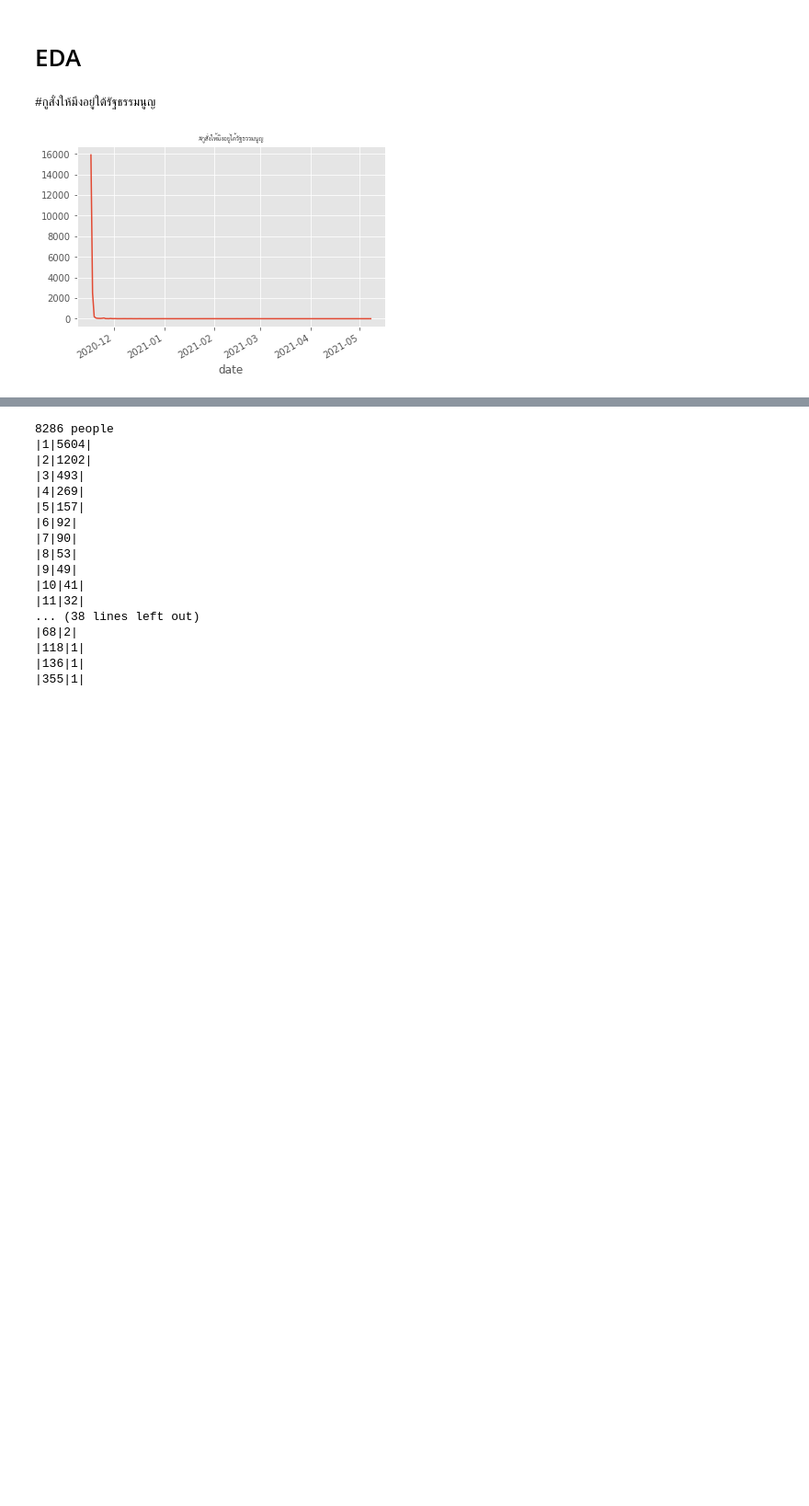
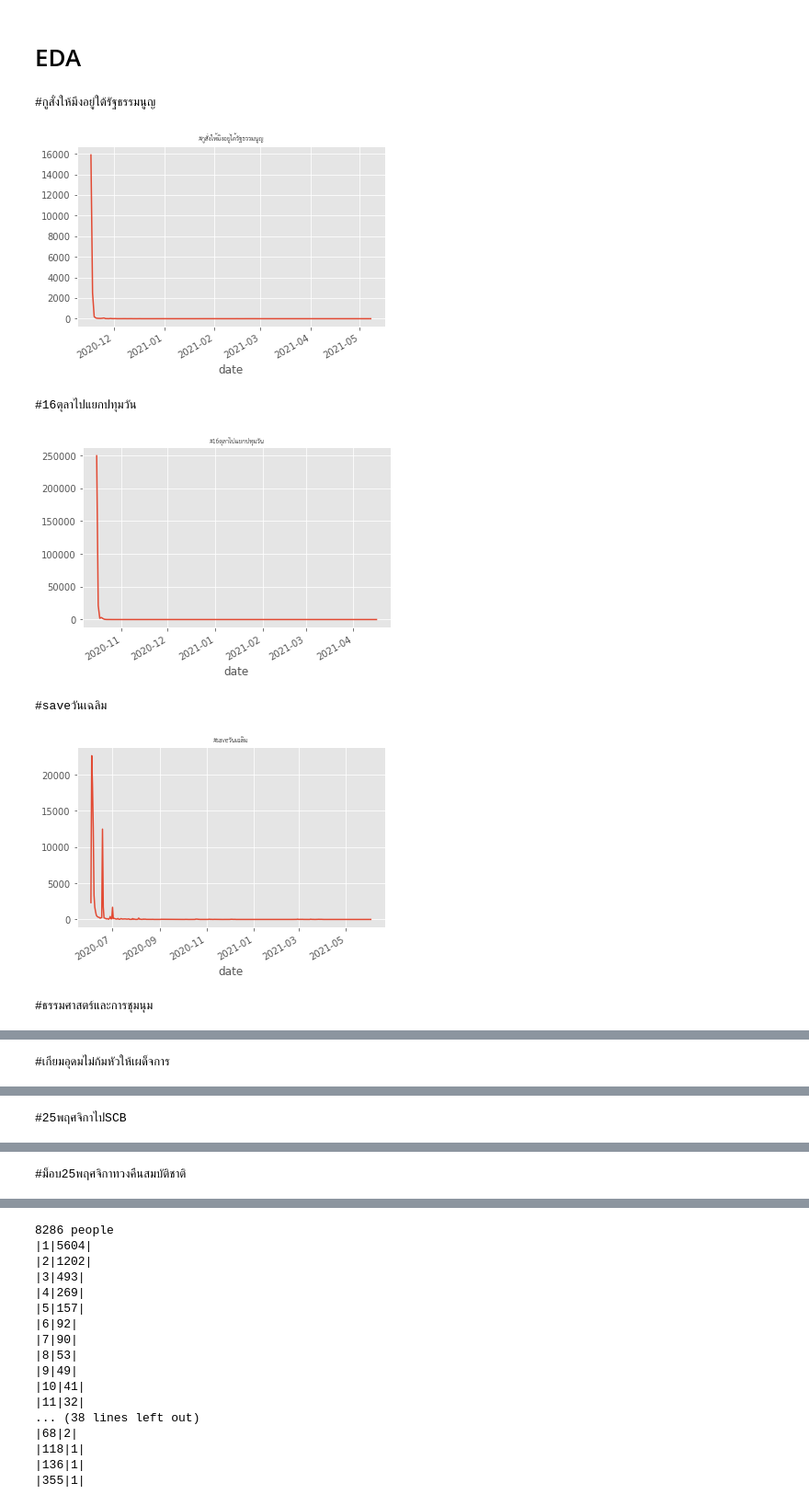
Before and after one commit to nozomiyamada/twitter_analysis, a Jupyter notebook: processing.ipynb, the cells around one changed output, grey strips where cells are left out. Shown at 92% size. Cells and saved outputs as stored; diff of their text form; code cells hidden in the pictures; blank space fills up the shorter version.

```diff
--- a/processing.ipynb
+++ b/processing.ipynb
@@ -23,9 +26,3 @@ for i, f in enumerate(jsons):
 7 tweets/#ม็อบ2ธันวา.json
 # %% [markdown]
 # open file
-# %%
-i = 5
-
-print(jsons[i])
-df = pd.read_json(jsons[i], lines=True)
-df
@@ -47 +29,11 @@ tweets/#25พฤศจิกาไปSCB.json
+# %%
+df0 = pd.read_json(jsons[0], lines=True)
+df1 = pd.read_json(jsons[1], lines=True)
+df2 = pd.read_json(jsons[2], lines=True)
+df3 = pd.read_json(jsons[3], lines=True)
+df4 = pd.read_json(jsons[4], lines=True)
+df5 = pd.read_json(jsons[5], lines=True)
+df6 = pd.read_json(jsons[6], lines=True)
+
+dfs = [df0,df1,df2,df3,df4,df5,df6]
 # %%
@@ -67,16 +59,17 @@ Name: 3, dtype: object
 # %% [markdown]
 # EDA
 # %%
-font_path = '/Users/Nozomi/Library/Fonts/THSarabunNew.ttf'
-fp = fm.FontProperties(fname=font_path)
-
-hashtag = jsons[i].split('/')[1].replace('.json','')
-
-print(hashtag)
-
-df.groupby(df["date"]).count()['id'].plot()
-plt.title(hashtag, fontproperties=fp)
-plt.show()
+for i, df in enumerate(dfs):
+    hashtag = jsons[i].split('/')[1].replace('.json','')
+    print(hashtag)
+    df.groupby(df["date"]).count()['id'].plot()
+    plt.title(hashtag, fontproperties=fp)
+    plt.show()
 # %% [output]
 #กูสั่งให้มึงอยู่ใต้รัฐธรรมนูญ
 [figure]
+#16ตุลาไปแยกปทุมวัน
+[figure, added]
+#saveวันเฉลิม
+[figure, added]
+#ธรรมศาสตร์และการชุมนุม
@@ -82,0 +77 @@ plt.show()
+#เกียมอุดมไม่ก้มหัวให้เผด็จการ
@@ -82,0 +79 @@ plt.show()
+#25พฤศจิกาไปSCB
@@ -82,0 +81 @@ plt.show()
+#ม็อบ25พฤศจิกาทวงคืนสมบัติชาติ
```
Also changed, not shown: parts of 5 cells of this notebook, 8 other files.
